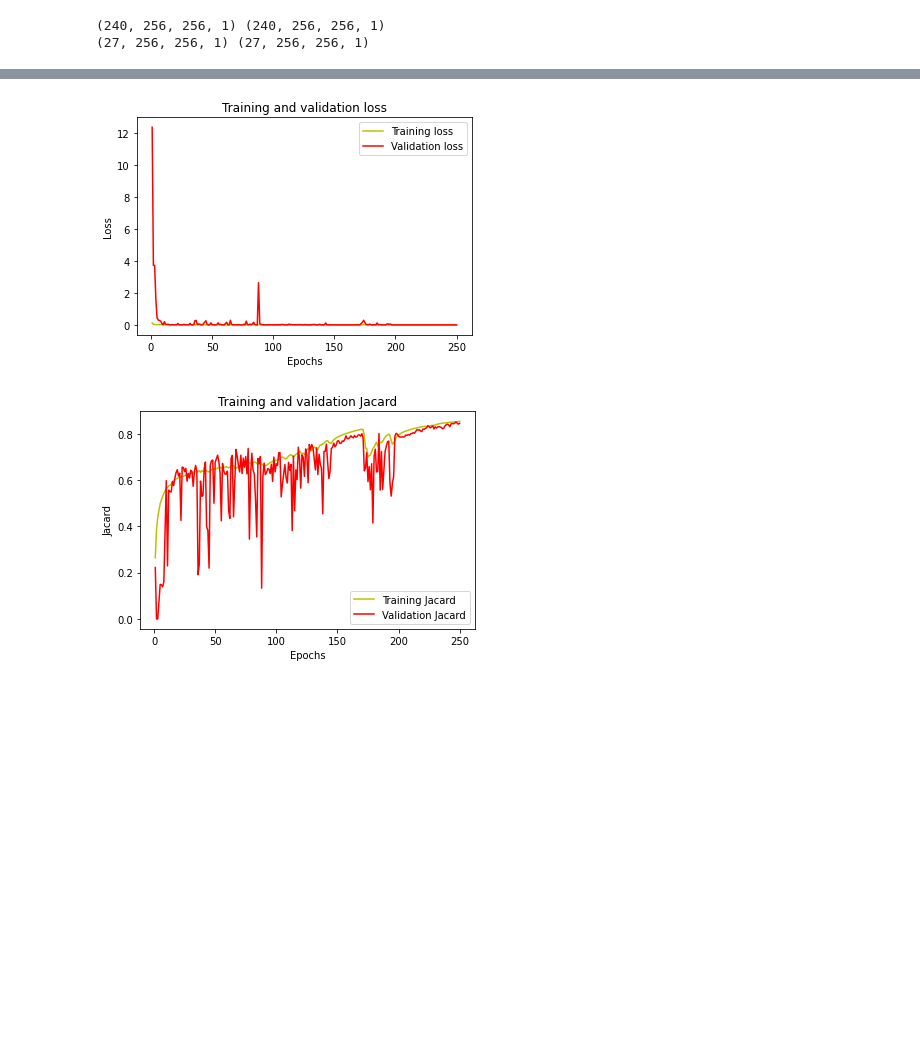
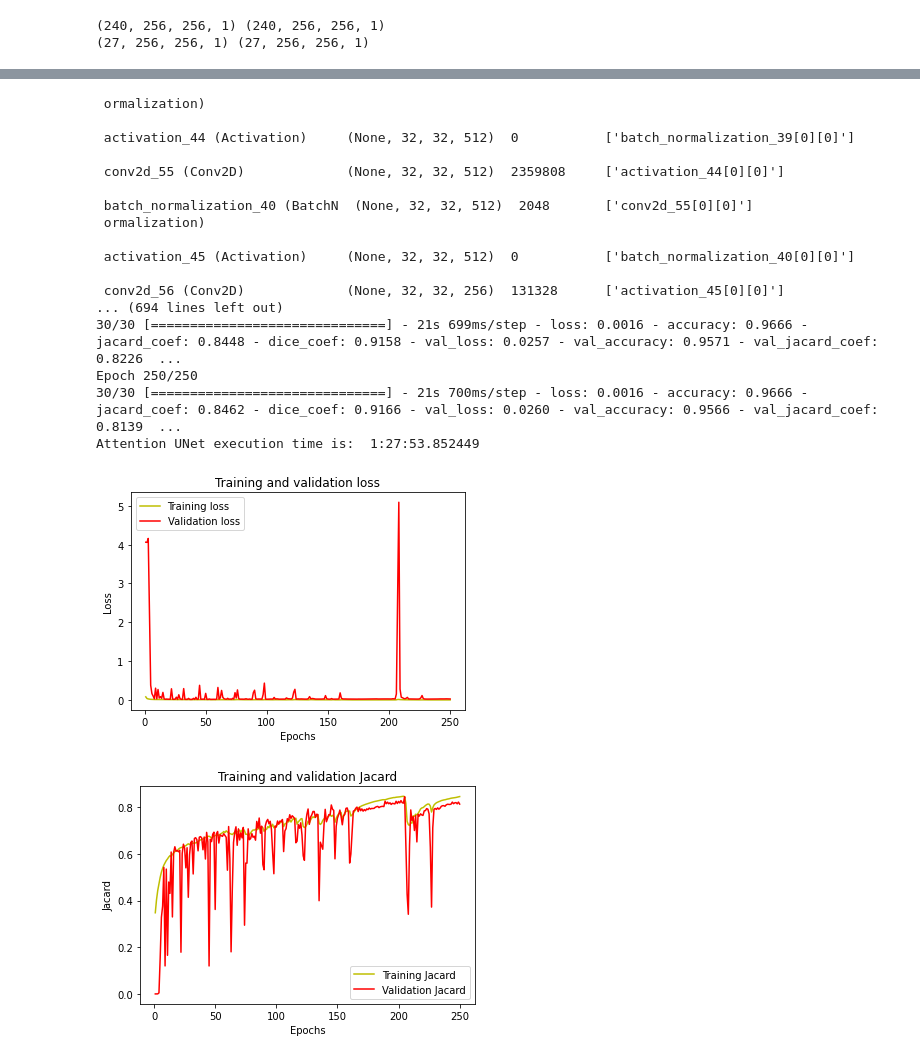
Before and after one commit to hnabid/DEEP-LEARNING, a Jupyter notebook: attention_Unet.ipynb, the cells around one changed output, grey strips where cells are left out. Cells and saved outputs as stored; diff of their text form; code cells hidden in the pictures; blank space fills up the shorter version.

```diff
--- a/attention_Unet.ipynb
+++ b/attention_Unet.ipynb
@@ -363,6 +343,7 @@ import os
 import numpy as np
 from matplotlib import pyplot as plt
 from tensorflow.keras.optimizers import Adam
+from tensorflow.keras.optimizers import SGD
 import tensorflow as tf
 from datetime import datetime
 import cv2
@@ -394,7 +375,7 @@ Attention UNet
 att_unet_model = Attention_UNet(input_shape)
 
 att_unet_model.compile(optimizer=Adam(lr = 1e-2), loss=BinaryFocalLoss(gamma=2),
-              metrics=['accuracy', jacard_coef])
+              metrics=['accuracy', jacard_coef, dice_coef])
 
 
 print(att_unet_model.summary())
@@ -410,7 +391,7 @@ stop2 = datetime.now()
 execution_time_Att_Unet = stop2-start2
 print("Attention UNet execution time is: ", execution_time_Att_Unet)
 
-att_unet_model.save('Lung_seg_Attention_UNet.hdf5')
+att_unet_model.save('Lung400_seg_Attention_UNet.hdf5')
 
 # future plotting
 import pandas as pd
@@ -469,5 +450,22 @@ Attention UNet execution time is:  1:30:27.198001
+ ormalization)
+
+ activation_44 (Activation)     (None, 32, 32, 512)  0           ['batch_normalization_39[0][0]']
+
+ conv2d_55 (Conv2D)             (None, 32, 32, 512)  2359808     ['activation_44[0][0]']
+
+ batch_normalization_40 (BatchN  (None, 32, 32, 512)  2048       ['conv2d_55[0][0]']
+ ormalization)
+
+ activation_45 (Activation)     (None, 32, 32, 512)  0           ['batch_normalization_40[0][0]']
+
+ conv2d_56 (Conv2D)             (None, 32, 32, 256)  131328      ['activation_45[0][0]']
+... (694 lines left out)
+30/30 [==============================] - 21s 699ms/step - loss: 0.0016 - accuracy: 0.9666 - jacard_coef: 0.8448 - dice_coef: 0.9158 - val_loss: 0.0257 - val_accuracy: 0.9571 - val_jacard_coef: 0.8226  ...
+Epoch 250/250
+30/30 [==============================] - 21s 700ms/step - loss: 0.0016 - accuracy: 0.9666 - jacard_coef: 0.8462 - dice_coef: 0.9166 - val_loss: 0.0260 - val_accuracy: 0.9566 - val_jacard_coef: 0.8139  ...
+Attention UNet execution time is:  1:27:53.852449
-[figure, old version]
+[figure, new version]
-[figure, old version]
+[figure, new version]
 # %%
 ######################################################
 
```
Also changed, not shown: parts of 10 cells of this notebook.
